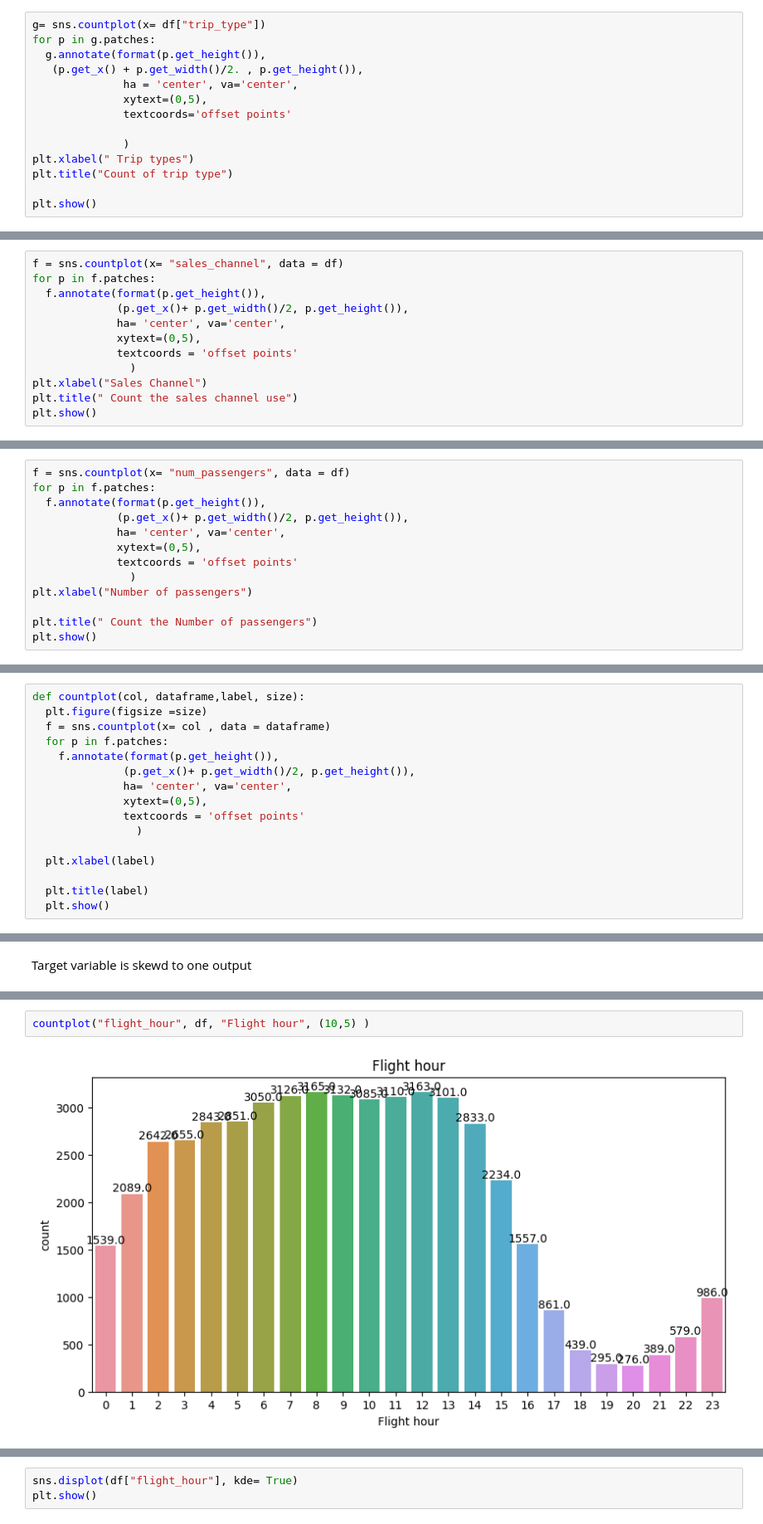
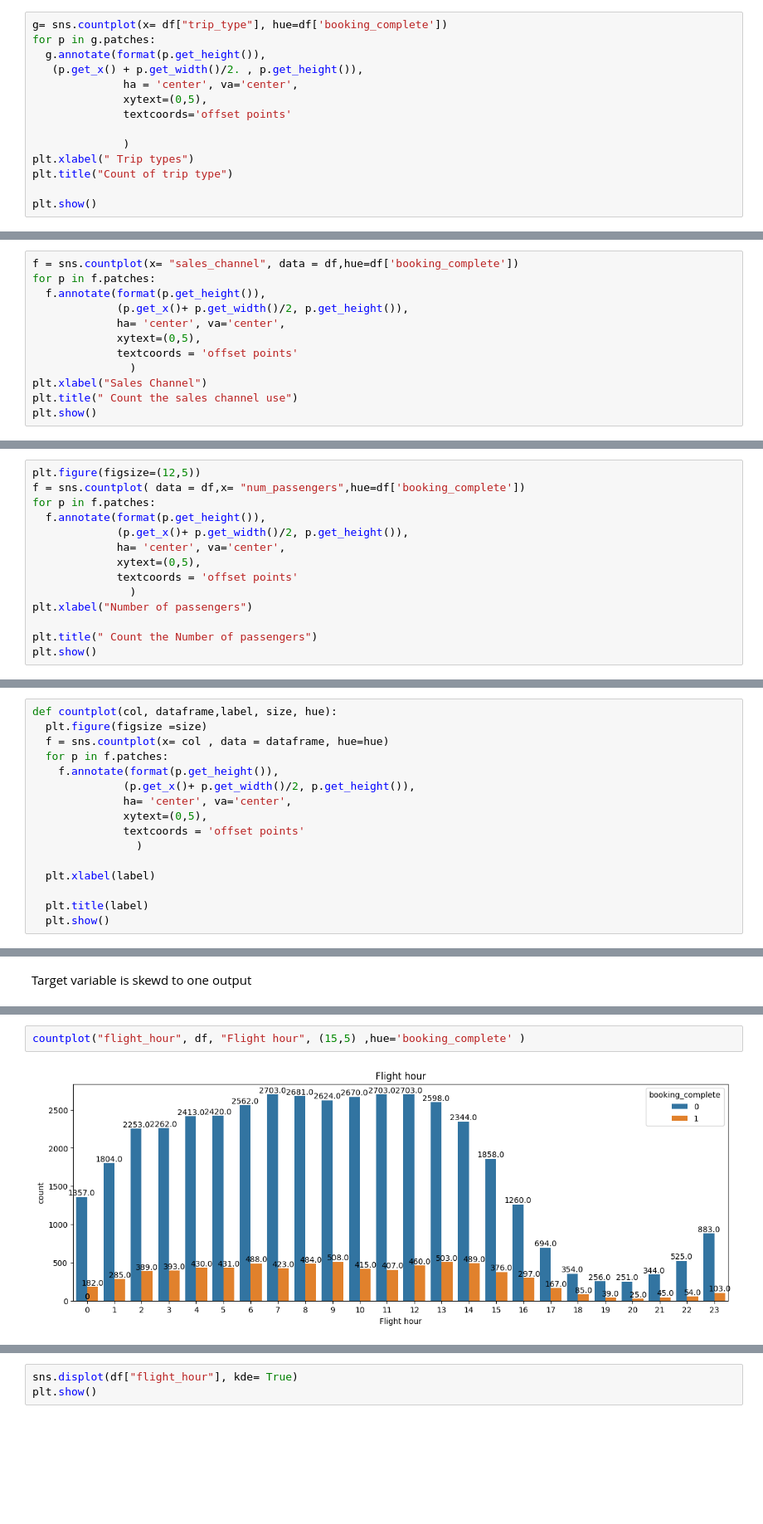
Before and after one commit to mehadisaki/Project_2_British_airways_data_ML, a Jupyter notebook: Predicting_customer_buying_behaviour.ipynb, the cells around one changed output, grey strips where cells are left out. Shown at 83% size. Saved outputs shown, nothing was run; the diff lists cells and outputs as text; blank space fills up the shorter version.

```diff
--- a/Predicting_customer_buying_behaviour.ipynb
+++ b/Predicting_customer_buying_behaviour.ipynb
@@ -241,7 +247,7 @@ Name: trip_type, dtype: int64
 # %% [markdown]
 ### Trip type
 # %%
-g= sns.countplot(x= df["trip_type"])
+g= sns.countplot(x= df["trip_type"], hue=df['booking_complete'])
 for p in g.patches:
   g.annotate(format(p.get_height()),
    (p.get_x() + p.get_width()/2. , p.get_height()),
@@ -259,7 +265,7 @@ plt.show()
 # %% [markdown]
 ## Sales channel
 # %%
-f = sns.countplot(x= "sales_channel", data = df)
+f = sns.countplot(x= "sales_channel", data = df,hue=df['booking_complete'])
 for p in f.patches:
   f.annotate(format(p.get_height()),
              (p.get_x()+ p.get_width()/2, p.get_height()),
@@ -275,5 +281,6 @@ plt.show()
 # %%
-f = sns.countplot(x= "num_passengers", data = df)
+plt.figure(figsize=(12,5))
+f = sns.countplot( data = df,x= "num_passengers",hue=df['booking_complete'])
 for p in f.patches:
   f.annotate(format(p.get_height()),
              (p.get_x()+ p.get_width()/2, p.get_height()),
@@ -290,7 +297,7 @@ plt.show()
 # %%
-def countplot(col, dataframe,label, size):
+def countplot(col, dataframe,label, size, hue):
   plt.figure(figsize =size)
-  f = sns.countplot(x= col , data = dataframe)
+  f = sns.countplot(x= col , data = dataframe, hue=hue)
   for p in f.patches:
     f.annotate(format(p.get_height()),
               (p.get_x()+ p.get_width()/2, p.get_height()),
@@ -314,5 +341,5 @@ Target variable is skewd to one output
 # %%
-countplot("flight_hour", df, "Flight hour", (10,5) )
+countplot("flight_hour", df, "Flight hour", (15,5) ,hue='booking_complete' )
 # %% [output]
-[figure, old version]
+[figure, new version]
 # %%
```
Also changed, not shown: parts of 73 cells of this notebook, 2 other files.
